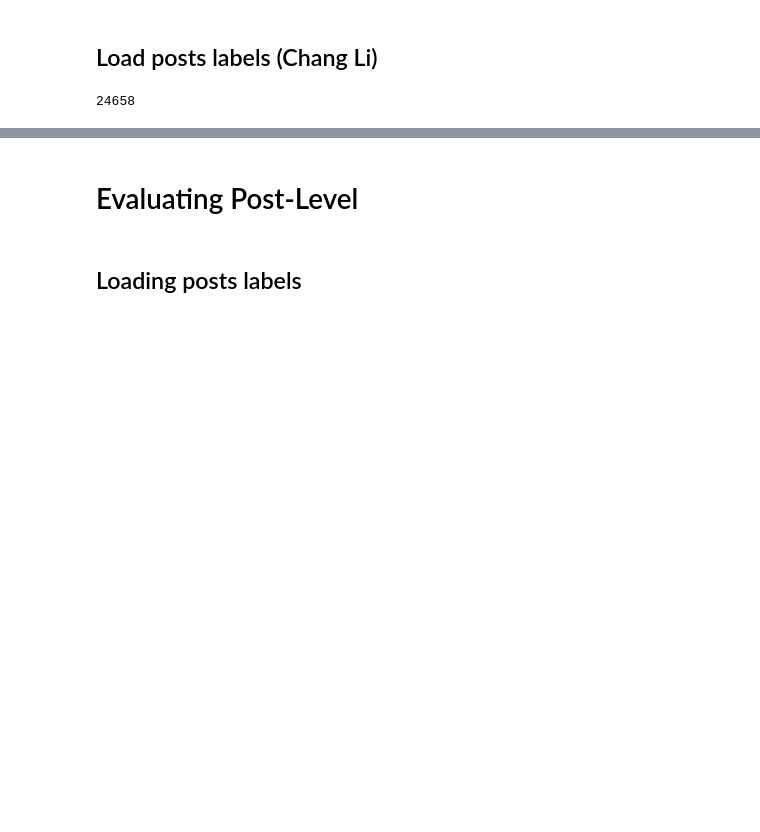
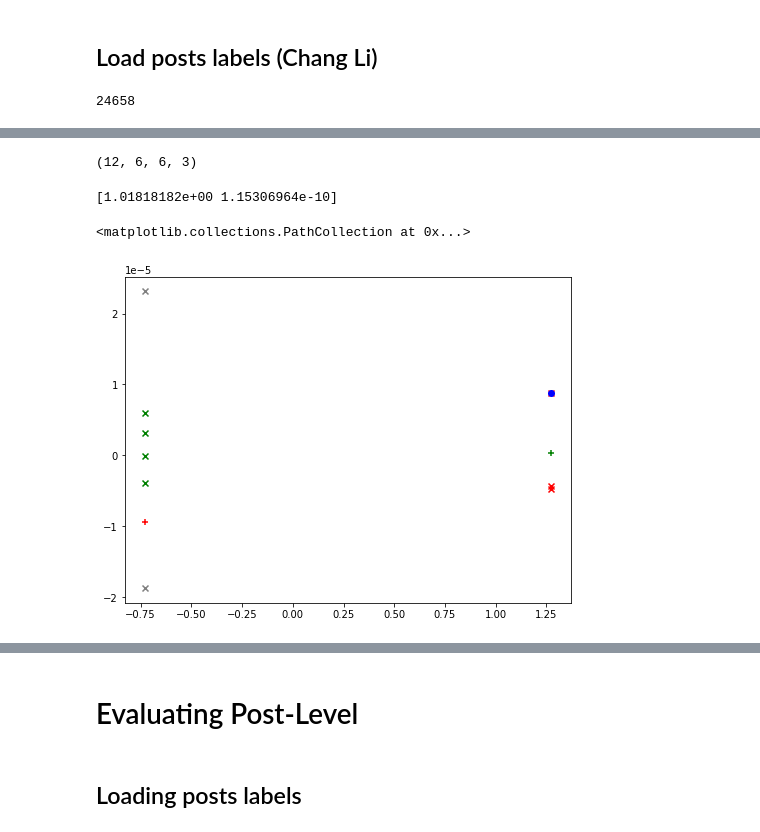
Before and after one commit to NasLabBgu/STEM, a Jupyter notebook: Examples/fourforum.ipynb, the cells around one changed output, grey strips where cells are left out. Drawn from its saved outputs; the diff is of its cells as text; code cells hidden in the pictures; blank space fills up the shorter version.

```diff
--- a/Examples/fourforum.ipynb
+++ b/Examples/fourforum.ipynb
@@ -96,6 +99,12 @@ def get_maxcut_results(graph: InteractionsGraph, op: Any) -> MaxcutStanceClassif
     maxcut.set_input(graph.graph)
     maxcut.classify_stance(op)
     return maxcut
+
+def get_greedy_results(graph: InteractionsGraph, op: Any) -> BaseStanceClassifier:
+    clf = MSTStanceClassifier()#weight_field=graph.WEIGHT_FIELD)
+    clf.set_input(graph.graph)
+    clf.classify_stance(op)
+    return clf
 
 def align_gs_with_predictions(maxcut: MaxcutStanceClassifier, authors_labels: Dict[Any, int]) -> Tuple[List[int], List[int]]:
     support_label = authors_labels[op]
@@ -162,8 +171,8 @@ large_graphs = []
 def calc_weight(interactions: PairInteractionsData) -> float:
     n_replies = interactions["replies"]
     n_quotes = interactions["quotes"]
-    # return n_replies + n_quotes
-    return n_quotes
+    return (0.02 * n_replies) + n_quotes
+    # return n_quotes
 
 """abortion = 3
    evolution = 7
@@ -172,9 +181,12 @@ def calc_weight(interactions: PairInteractionsData) -> float:
    """
 # convs[0].root.data["topic"]
 # conv: Conversation
+relevant_topics = {3,7,8,9}
+count_conv = 0
 for conv in tqdm(convs):
     topic = conv.root.data["topic"]
-    if topic != 9: continue
+    if topic not in relevant_topics: continue
+    count_conv += 1
     authors_labels = get_author_labels(conv)
     if authors_labels is None:
         unlabeled_conversations.append(conv)
@@ -209,10 +221,11 @@ for conv in tqdm(convs):
     #     large_graphs.append(conv)
     #     continue
 
-    maxcut = get_maxcut_results(core_interactions, op)
-    if maxcut.cut_value < 3:
-        too_small_cut_value.append(conv)
-        continue
+    maxcut = get_greedy_results(core_interactions, op)
+    # maxcut = get_maxcut_results(core_interactions, op)
+    # if maxcut.cut_value < 3:
+    #     too_small_cut_value.append(conv)
+    #     continue
 
     true, preds = align_gs_with_predictions(maxcut, authors_labels)
     author_true.append(true)
@@ -419,5 +430,5 @@ sorted_sized[:20]
 # %%
-result_index = 91
+result_index = 17
 
 maxcut = maxcut_results[result_index]
 op, emb, supporters, opposers = maxcut.op, maxcut.embeddings, maxcut.get_supporters(), maxcut.get_complement()
@@ -447,40 +521,45 @@ print(classification_report(true, preds))
 # %%
 conv = filtered_convs[result_index]
-authors_labels = get_author_labels(conv)
+author_labels = get_author_labels(conv)
 true_supporters = [n for n, l in author_labels.items() if l == 1]
 true_opposers = [n for n, l in author_labels.items() if l == 0]
-unknown_labels = (set(supporters) | set(opposers)) - set(author_labels.keys())
+unknown_labels = set(author_labels.keys()) - (set(supporters) | set(opposers))
+len(author_labels), len(true_opposers), len(true_supporters), len(unknown_labels)
+# %% [output]
+(12, 6, 6, 3)
 # %%
 plt.figure(figsize=(8,6))
 
 
 X = np.vstack([np.array(x) for x in emb.values()])
 pca = PCA(n_components=2)
 X_2d = pca.fit_transform(X)
 # X_2d = TSNE(n_components=2).fit_transform(X)
 print(pca.explained_variance_)
 op = maxcut.op
 nodes = emb.keys()
 tp_supporters_indices = [i for i, n in enumerate(nodes) if n in true_supporters and n in supporters]
 fn_supporters_indices = [i for i, n in enumerate(nodes) if n in true_supporters and n in opposers]
 tp_opposers_indices = [i for i, n in enumerate(nodes) if n in true_opposers and n in opposers]
 fn_opposers_indices = [i for i, n in enumerate(nodes) if n in true_opposers and n in supporters]
 unlabeled_supporters = [i for i, n in enumerate(nodes) if n not in author_labels and n in supporters]
 unlabeled_opposers = [i for i, n in enumerate(nodes) if n not in author_labels and n in opposers]
 
 op_index = [i for i, n in enumerate(nodes) if n == op]
 
 plt.scatter(X_2d[tp_supporters_indices, 0], X_2d[tp_supporters_indices, 1], color='g', marker='+')
-plt.scatter(X_2d[fn_supporters_indices, 0], X_2d[fn_supporters_indices, 1], color='r', marker='+')
-plt.scatter(X_2d[tp_opposers_indices, 0], X_2d[tp_opposers_indices, 1], color='r', marker='x')
-plt.scatter(X_2d[fn_opposers_indices, 0], X_2d[fn_opposers_indices, 1], color='g', marker='x')
-plt.scatter(X_2d[unlabeled_supporters, 0], X_2d[unlabeled_supporters, 1], color='g', marker='_')
-plt.scatter(X_2d[unlabeled_opposers, 0], X_2d[unlabeled_opposers, 1], color='r', marker='_')
+plt.scatter(X_2d[fn_supporters_indices, 0], X_2d[fn_supporters_indices, 1], color='g', marker='x')
+plt.scatter(X_2d[tp_opposers_indices, 0], X_2d[tp_opposers_indices, 1], color='r', marker='+')
+plt.scatter(X_2d[fn_opposers_indices, 0], X_2d[fn_opposers_indices, 1], color='r', marker='x')
+plt.scatter(X_2d[unlabeled_supporters, 0], X_2d[unlabeled_supporters, 1], color='grey', marker='+')
+plt.scatter(X_2d[unlabeled_opposers, 0], X_2d[unlabeled_opposers, 1], color='grey', marker='x')
 plt.scatter([X_2d[op_index, 0]], [X_2d[op_index, 1]], color='b', marker='o')
 
 # colors = ['b' if i == op else 'g' if i in supporters else 'r' for i in nodes]
 # markers = ['o' if i ==op else 'x' if i in supporters else '+' for i in nodes]
 # plt.scatter(X_2d[:, 0], X_2d[:, 1], color=colors)
 # op_index = [i for i, n  in enumerate(nodes) if n == op][0]
-
-#
+# %% [output]
+[1.01818182e+00 1.15306964e-10]
+<matplotlib.collections.PathCollection at 0x...>
+[figure, added]
```
Also changed, not shown: parts of 19 cells of this notebook, 7 other files.
